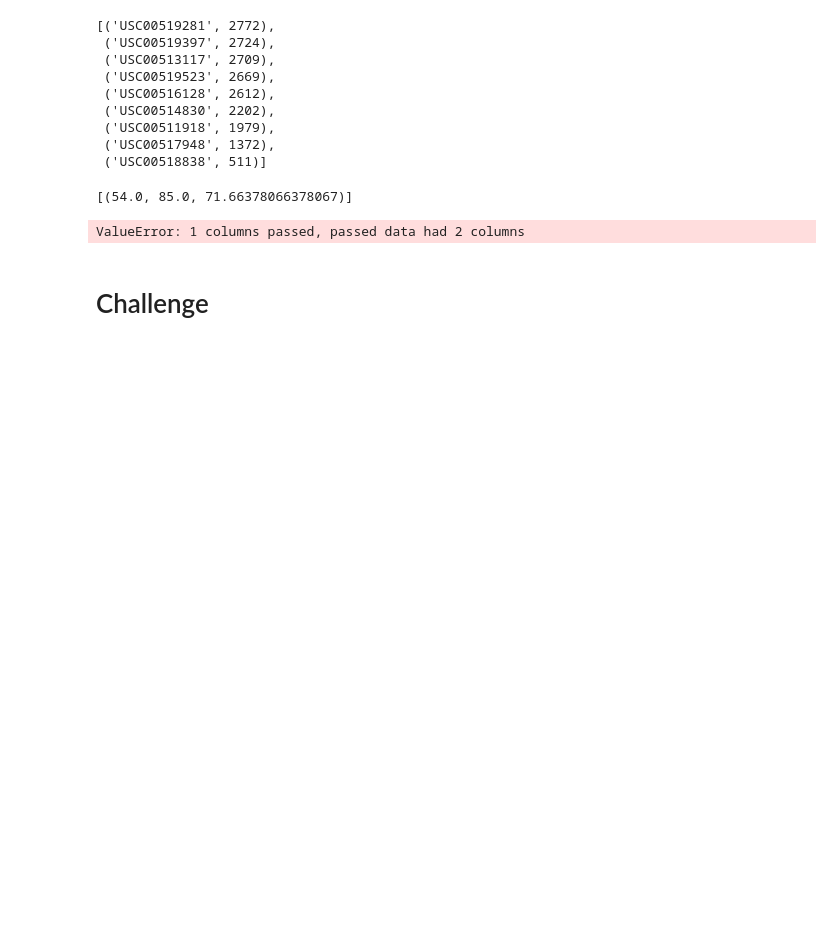
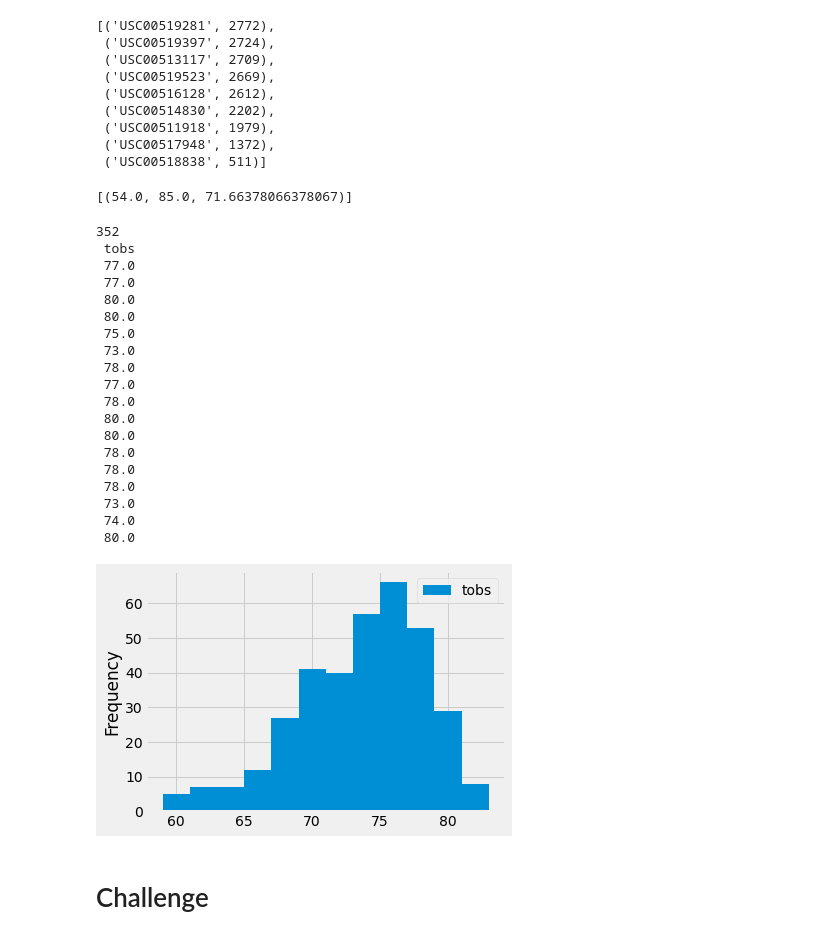
Before and after one commit to boborodono/Surfs_Up, a Jupyter notebook: climate_analysis.ipynb, the cells around one changed output. Saved outputs shown, nothing was run; the diff lists cells and outputs as text; code cells hidden in the pictures; blank space fills up the shorter version.

Commit message:
fixed plotting issue

```diff
--- a/climate_analysis.ipynb
+++ b/climate_analysis.ipynb
@@ -129,20 +129,40 @@ filter(Measurement.station == 'USC00519281').all()
 # %%
 # Choose the station with the highest number of temperature observations.
 # Query the last 12 months of temperature observation data for this station and plot the results as a histogram
-session.query(Measurement.tobs).\
+results = session.query(Measurement.tobs).\
 filter(Measurement.station == 'USC00519281').\
 filter(Measurement.date >= prev_year).all()
+print(len(results))
 # print(results)
 
 # Put results into a DF
-df = pd.DataFrame(results, columns=['tobs'])
-print(df)
+df = pd.DataFrame(results, columns=['tobs']) # EVERYTHING WORKED UNITL HERE
+print(df[:17].to_string(index = False))
 
-# Plot the results as a histogram
+# # Plot the results as a histogram
 df.plot.hist(bins=12)
 plt.tight_layout()
 # %% [output]
-ValueError: 1 columns passed, passed data had 2 columns
+352
+ tobs
+ 77.0
+ 77.0
+ 80.0
+ 80.0
+ 75.0
+ 73.0
+ 78.0
+ 77.0
+ 78.0
+ 80.0
+ 80.0
+ 78.0
+ 78.0
+ 78.0
+ 73.0
+ 74.0
+ 80.0
+[figure, added]
 # %%
 # Write a function called `calc_temps` that will accept start date and end date in the format '%Y-%m-%d'
 # and return the minimum, average, and maximum temperatures for that range of dates
```
